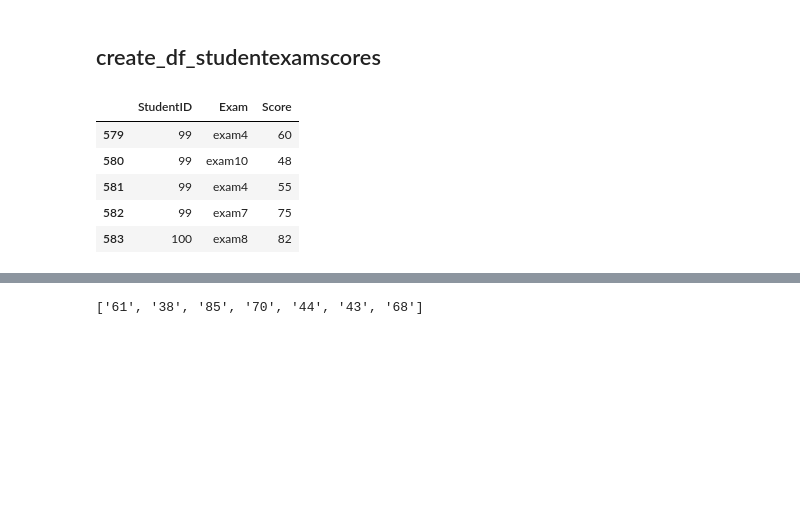
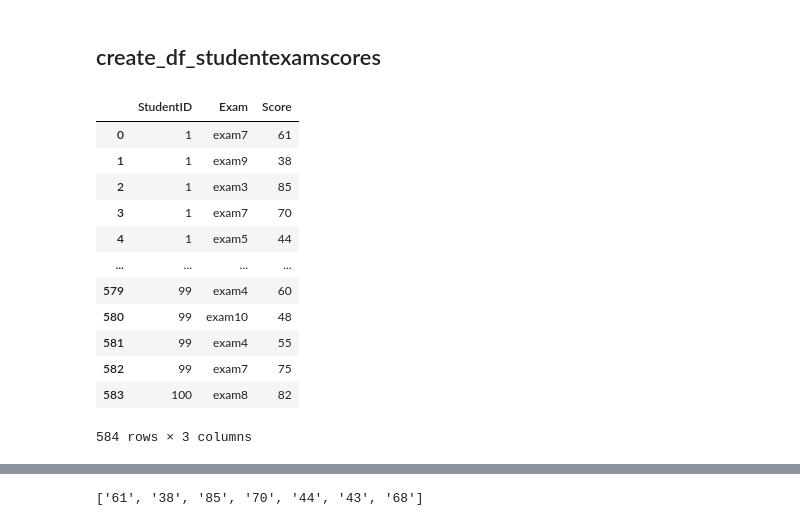
Before and after one commit to pChitral/assignment6, a Jupyter notebook: playground.ipynb, the cells around one changed output, grey strips where cells are left out. Saved outputs shown, nothing was run; the diff lists cells and outputs as text; code cells hidden in the pictures; blank space fills up the shorter version.

```diff
--- a/playground.ipynb
+++ b/playground.ipynb
@@ -296,34 +312,41 @@ Name: Degree, Length: 100, dtype: object
 # %%
 conn = create_connection("non_normalized.db")
 sql_statement = "select * from Students;"
 df = pd.read_sql_query(sql_statement, conn)
 
 student_exams = df["Exams"]
 student_scores = df["Scores"]
 student_ids = df["StudentID"]
 
 exam_scores_hasho = {
     "StudentID" : [],
     "Exam" : [],
     "Score" : []
 }
 
 for i in range(len(student_exams)):
     ith_student_exams = student_exams[i].split(" ")[::2]
     ith_student_scores = student_scores[i].split(", ")
     for j in range(len(ith_student_exams)):
         exam_scores_hasho["StudentID"].append(i+1)
         exam_scores_hasho['Exam'].append(ith_student_exams[j])
         exam_scores_hasho["Score"].append(int(ith_student_scores[j]))
 
 df_studentexamscores = pd.DataFrame.from_dict(exam_scores_hasho)
-return df_studentexamscores
+df_studentexamscores
 # %% [output]
 |  | StudentID | Exam | Score |
+| 0 | 1 | exam7 | 61 |
+| 1 | 1 | exam9 | 38 |
+| 2 | 1 | exam3 | 85 |
+| 3 | 1 | exam7 | 70 |
+| 4 | 1 | exam5 | 44 |
+| ... | ... | ... | ... |
 | 579 | 99 | exam4 | 60 |
 | 580 | 99 | exam10 | 48 |
 | 581 | 99 | exam4 | 55 |
 | 582 | 99 | exam7 | 75 |
 | 583 | 100 | exam8 | 82 |
+584 rows × 3 columns
 # %%
 ith_student_exams = student_exams[0].split(" ")[::2]
```
Also changed, not shown: parts of 4 cells of this notebook, 2 other files.
